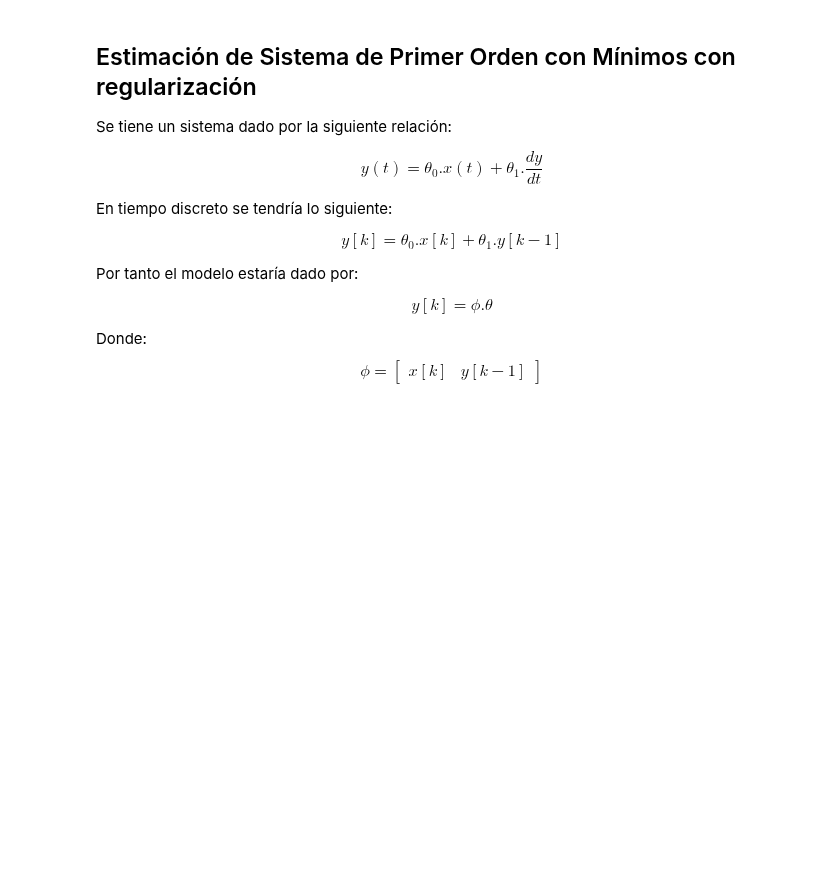
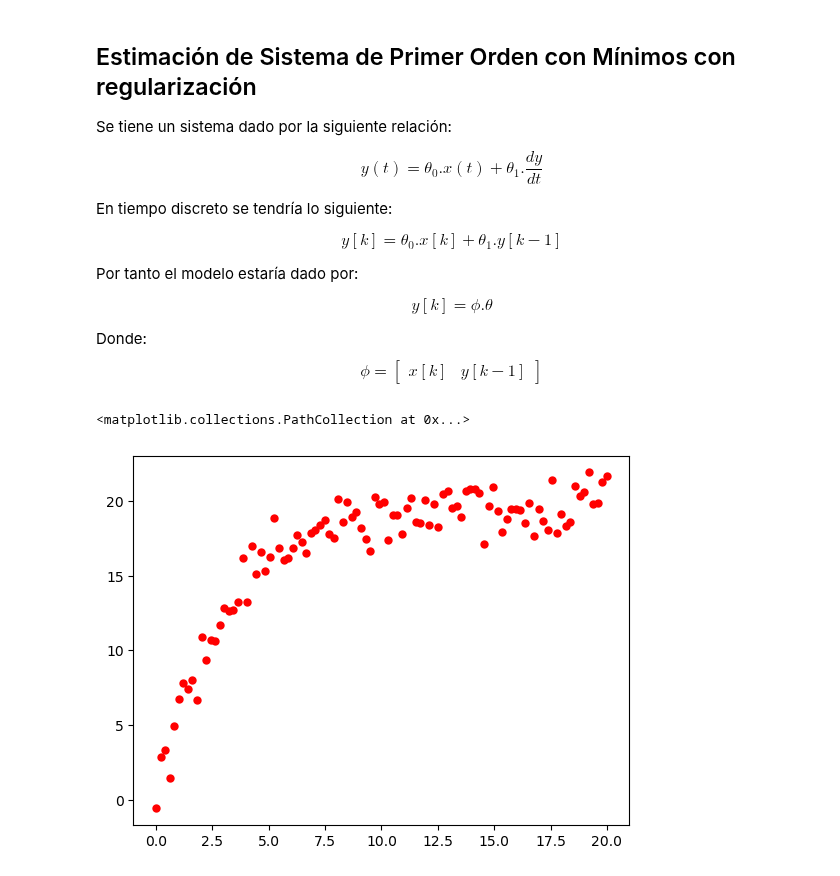
Before and after one commit to jairocuellar/System_identification, a Jupyter notebook: class_06_03.ipynb, the cells around one changed output. Cells and saved outputs as stored; diff of their text form; code cells hidden in the pictures; blank space fills up the shorter version.

```diff
--- a/class_06_03.ipynb
+++ b/class_06_03.ipynb
@@ -23,13 +23,17 @@ $$\phi = \begin{bmatrix}x[k]&y[k-1]\end{bmatrix}$$
 # %%
 ## Generando los valores medidos a partir
 ## de un valor ideal contaminado por ruido
 ones = np.linspace([1],[1],100)
 t = np.linspace([0],[20],100)
 x = np.linspace([5],[5],100)
 y1 = np.linspace([0],[0],100)
-y = 6*(1-np.exp(-t/3))
-r = 0.2
+y = 20*(1-np.exp(-t/3))
+r = 1
 yn = y + np.random.normal(0,r,t.shape)
+plt.scatter(t,yn,color = 'red',linewidths= 0.01)
+# %% [output]
+<matplotlib.collections.PathCollection at 0x...>
+[figure, added]
 # %%
 ### Creando el arreglo y[n-1]
 for k in range(1,len(yn)):
```
Also changed, not shown: parts of 2 cells of this notebook, 9 other files.
